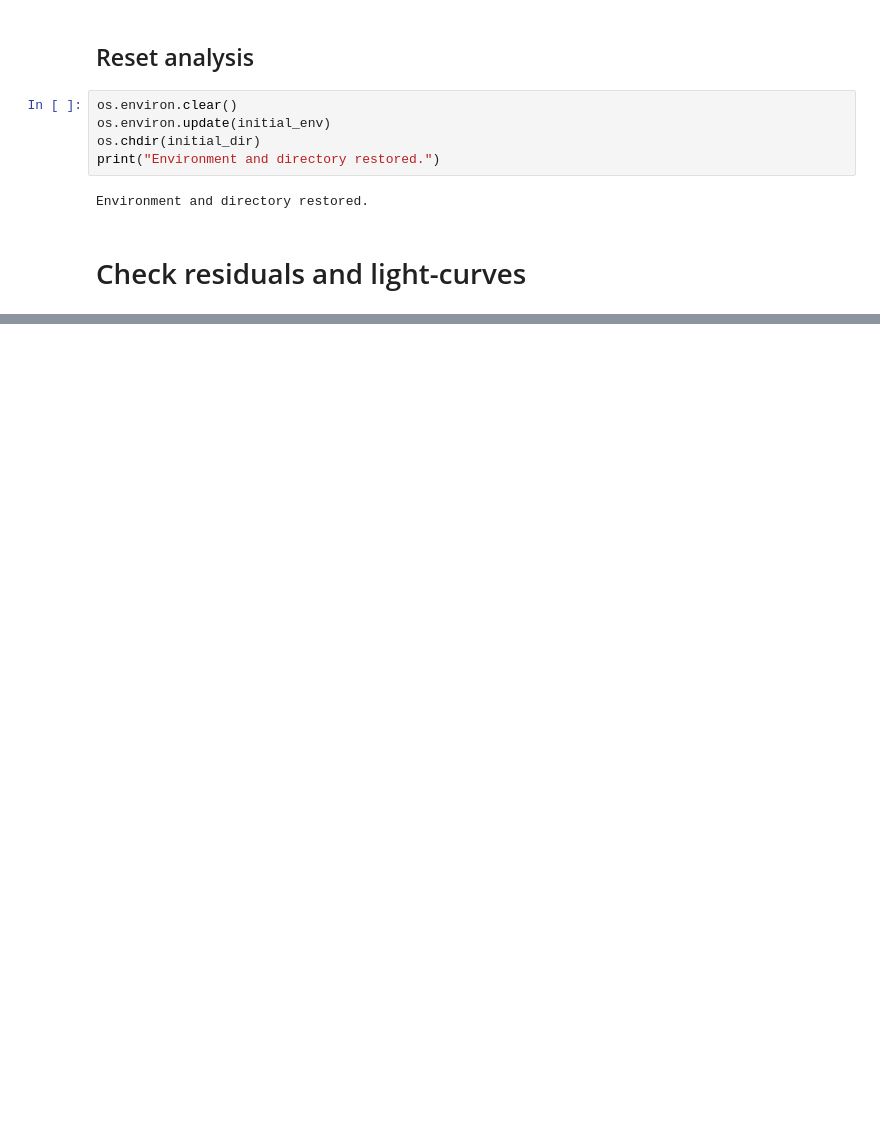
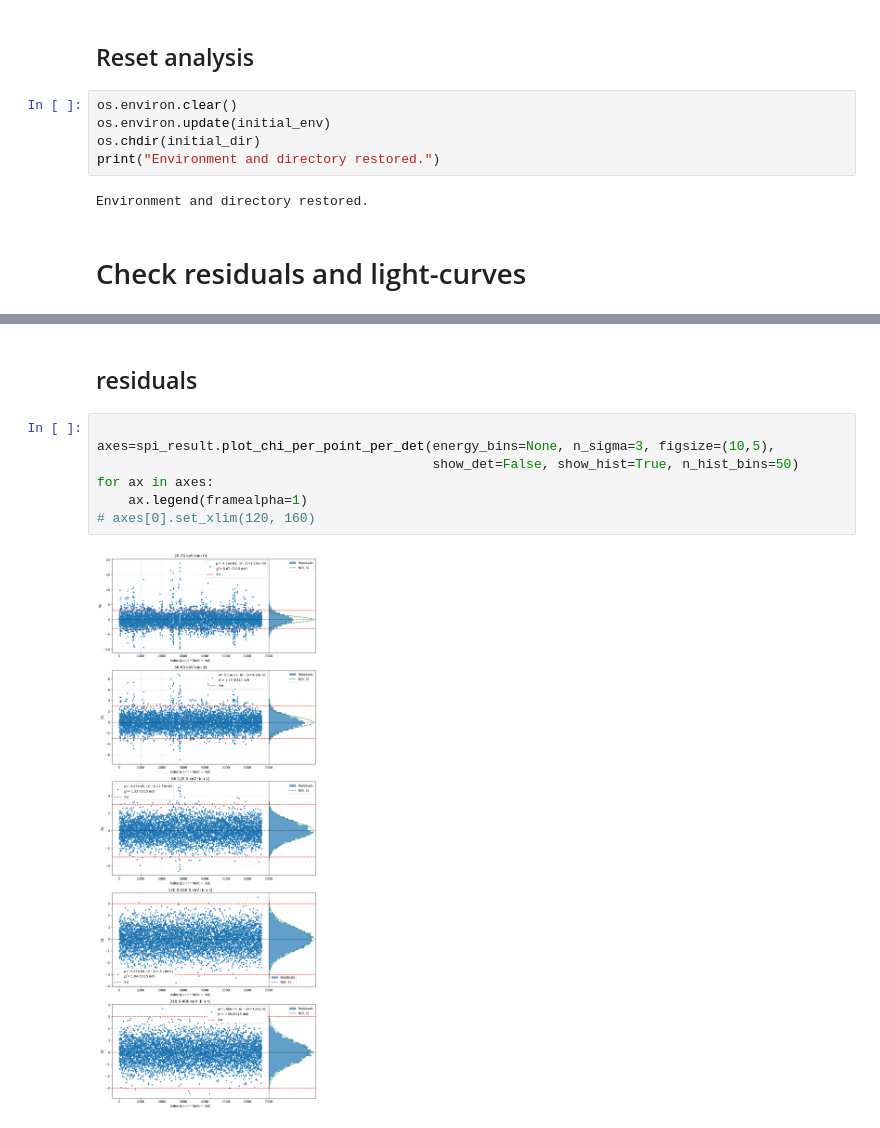
Before and after one commit to tristanbouchet/spi-tap, a Jupyter notebook: auto_spitap.ipynb, the cells around one changed output, grey strips where cells are left out. Drawn from its saved outputs; the diff is of its cells as text; blank space fills up the shorter version.

Commit message:
Added residuals analysis

```diff
--- a/auto_spitap.ipynb
+++ b/auto_spitap.ipynb
@@ -143 +165,12 @@ import spitap.analyze_res as res
+# %% [markdown]
+## residuals
+# %%
+
+axes=spi_result.plot_chi_per_point_per_det(energy_bins=None, n_sigma=3, figsize=(10,5),
+                                           show_det=False, show_hist=True, n_hist_bins=50)
+for ax in axes:
+    ax.legend(framealpha=1)
+# axes[0].set_xlim(120, 160)
+# %% [output]
+[figure, added]
 # %%
```
Also changed, not shown: parts of 11 cells of this notebook, 8 other files.
